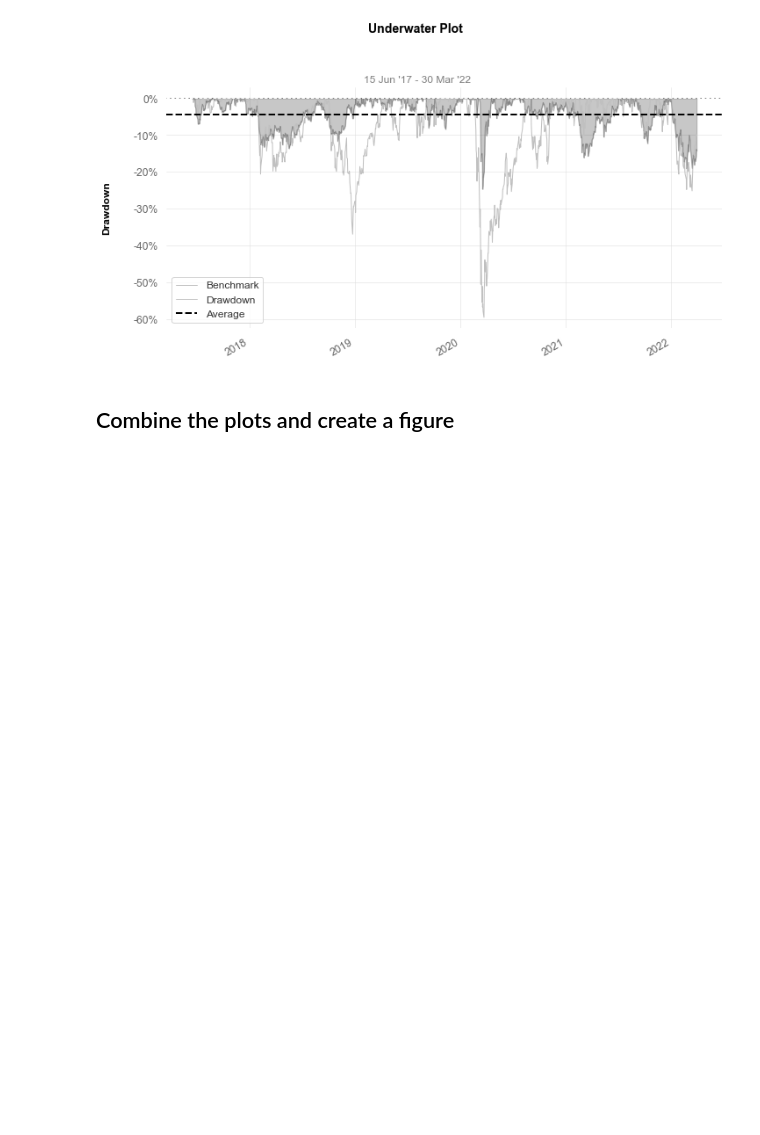
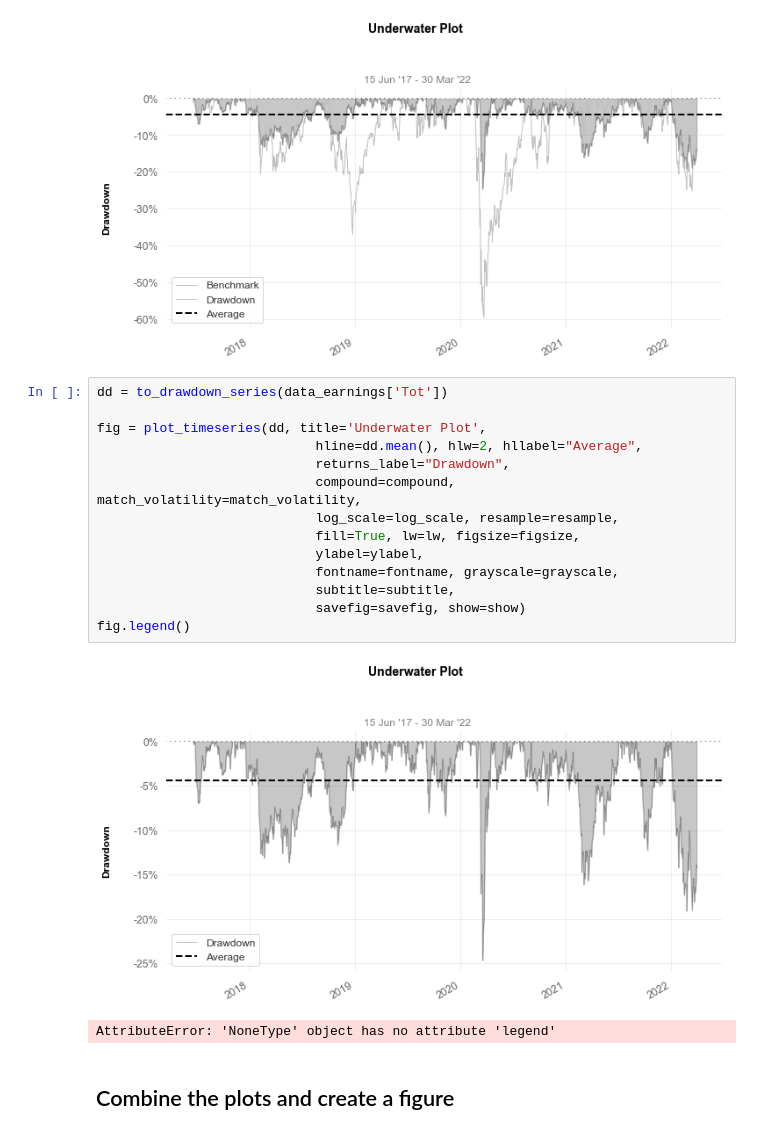
Before and after one commit to zazzooo/AW, a Jupyter notebook: report.ipynb, the cells around one changed output. Saved outputs shown, nothing was run; the diff lists cells and outputs as text; blank space fills up the shorter version.

```diff
--- a/report.ipynb
+++ b/report.ipynb
@@ -237,6 +237,23 @@ fig = plot_timeseries(dd,bench_dd, title='Underwater Plot',
 fig
 # %% [output]
 [figure]
+# %%
+dd = to_drawdown_series(data_earnings['Tot'])
+
+fig = plot_timeseries(dd, title='Underwater Plot',
+                            hline=dd.mean(), hlw=2, hllabel="Average",
+                            returns_label="Drawdown",
+                            compound=compound, match_volatility=match_volatility,
+                            log_scale=log_scale, resample=resample,
+                            fill=True, lw=lw, figsize=figsize,
+                            ylabel=ylabel,
+                            fontname=fontname, grayscale=grayscale,
+                            subtitle=subtitle,
+                            savefig=savefig, show=show)
+fig.legend()
+# %% [output]
+[figure, added]
+AttributeError: 'NoneType' object has no attribute 'legend'
 # %% [markdown]
 ## Combine the plots and create a figure
 # %%
```
Also changed, not shown: 5 other files.
